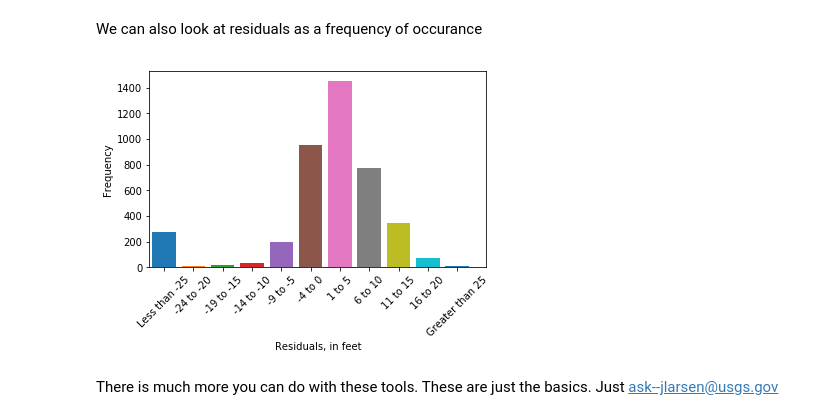
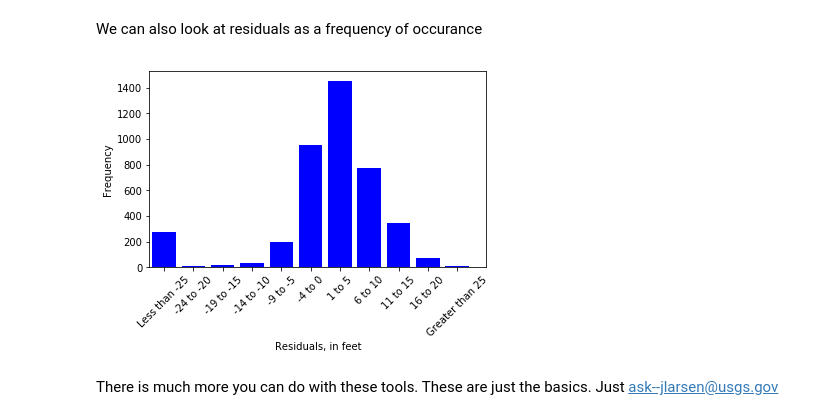
Before and after one commit to jlarsen-usgs/HydrographTools, a Jupyter notebook: graphs.ipynb, the cells around one changed output. Cells and saved outputs as stored; diff of their text form; code cells hidden in the pictures.

Commit message:
Bar chart matplotlib **kwargs added to function call. Updated ipynb to reflect changes

```diff
--- a/graphs.ipynb
+++ b/graphs.ipynb
@@ -94,10 +94,10 @@ plt.show()
 # %% [markdown]
 We can also look at residuals as a frequency of occurance
 # %%
-hobs.plot_simulated_vs_residual(filter=filter, histogram=True)
+hobs.plot_simulated_vs_residual(filter=filter, histogram=True, color="b")
 plt.xlabel("Residuals, in feet")
 plt.show()
 # %% [output]
-[figure, old version]
+[figure, new version]
 # %% [markdown]
 There is much more you can do with these tools. These are just the basics. Just ask--jlarsen@usgs.gov
```
Also changed, not shown: parts of 2 cells of this notebook, 1 other file.
